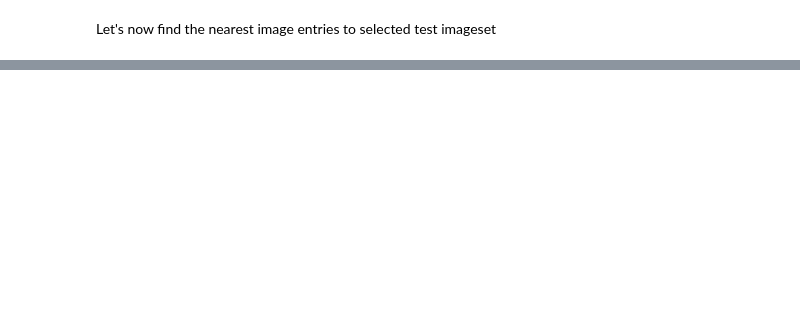
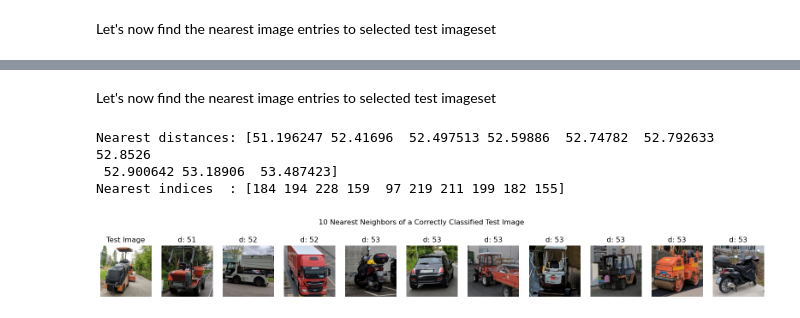
Before and after one commit to miguelfaf10/epfl_extension_school, a Jupyter notebook: 4_machine-learning-II_project/03-Visual-search-with-k-NN.ipynb, the cells around one changed output, grey strips where cells are left out. Drawn from its saved outputs; the diff is of its cells as text; code cells hidden in the pictures; blank space fills up the shorter version.

```diff
--- a/4_machine-learning-II_project/03-Visual-search-with-k-NN.ipynb
+++ b/4_machine-learning-II_project/03-Visual-search-with-k-NN.ipynb
@@ -268,0 +249,9 @@ plt.show()
+# %%
+idx = 0
+chosen_index = incorrect_indices[idx]
+
+image, label = get_image_by_index(test_images, chosen_index)
+plt.imshow(image)
+print(f'Selection of correctly classified image')
+print(f'Index: {chosen_index}')
+print(f'Label: {class_labels[label]}')
@@ -268,0 +263,37 @@ plt.show()
+# %% [markdown]
+Let's now find the nearest image entries to selected test imageset
+# %%
+from sklearn.neighbors import NearestNeighbors
+
+nearest_distances, nearest_indices = knn.kneighbors(X_test_transf[chosen_index,:].reshape(1, -1), n_neighbors=10)
+
+nearest_distances = nearest_distances[0]
+nearest_indices = nearest_indices[0]
+
+print(f'Nearest distances: {nearest_distances}')
+print(f'Nearest indices  : {nearest_indices}')
+# %% [output]
+Nearest distances: [51.196247 52.41696  52.497513 52.59886  52.74782  52.792633 52.8526
+ 52.900642 53.18906  53.487423]
+Nearest indices  : [184 194 228 159  97 219 211 199 182 155]
+# %%
+# Plot the chosen test image
+fig, axes = plt.subplots(1, 11, figsize=(20, 2.5))
+
+chosen_image, chosen_label = get_image_by_index(test_images, chosen_index)
+axes[0].imshow(chosen_image)
+axes[0].set_title("Test Image")
+axes[0].axis("off")
+
+# Plot the 10 nearest neighbors from the training set
+for i, nearest_index in enumerate(nearest_indices, start=1):
+
+    nearest_image, nearest_label = get_image_by_index(train_images, nearest_index)
+    axes[i].imshow(nearest_image)
+    axes[i].set_title(f"d: {nearest_distances[i-1]:.0f}")
+    axes[i].axis("off")
+
+plt.suptitle("10 Nearest Neighbors of a Correctly Classified Test Image")
+plt.show()
+# %% [output]
+[figure, added]
```
Also changed, not shown: parts of 30 cells of this notebook, 6 other files.
